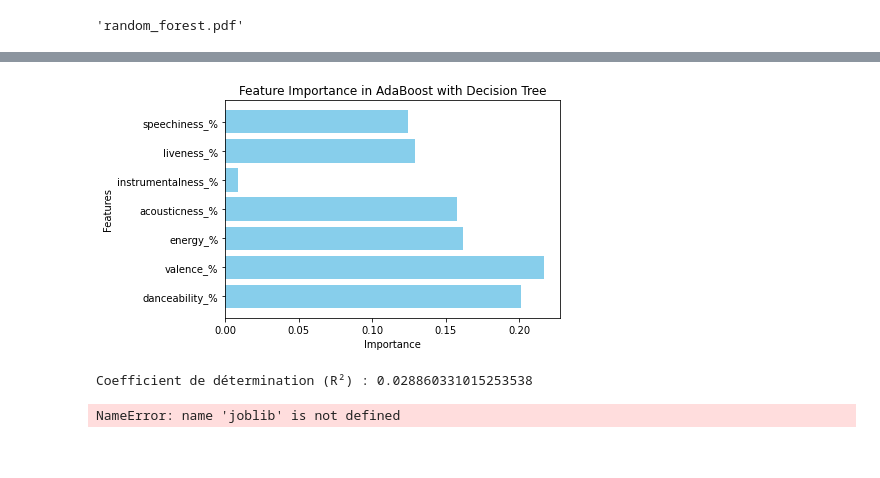
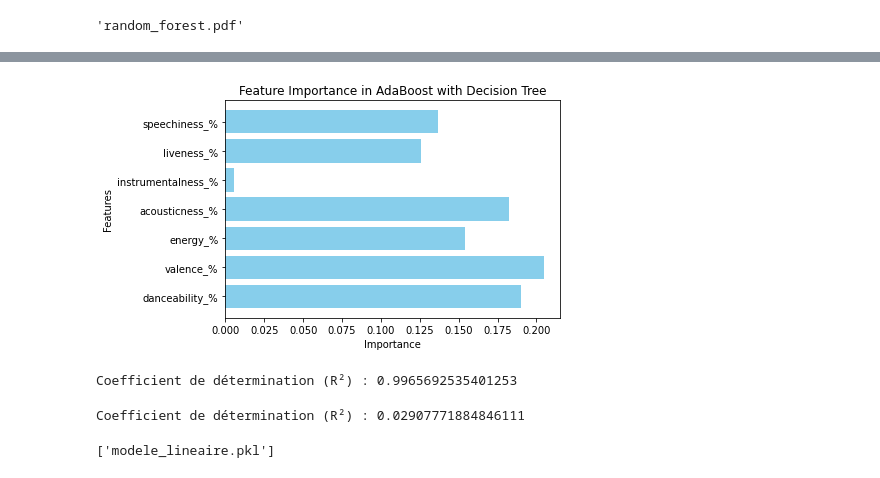
Before and after one commit to dolobe/Ydays_Project, a Jupyter notebook: Analyse/ML.ipynb, the cells around one changed output, grey strips where cells are left out. Saved outputs shown, nothing was run; the diff lists cells and outputs as text; code cells hidden in the pictures.

```diff
--- a/Analyse/ML.ipynb
+++ b/Analyse/ML.ipynb
@@ -183,23 +167,33 @@ Coefficient de détermination (R²) : 0.846482470783557
 # %%
 from sklearn.ensemble import AdaBoostRegressor
 from sklearn.tree import DecisionTreeRegressor
 import matplotlib.pyplot as plt
+import joblib
 
 adaboost_model = AdaBoostRegressor(base_estimator=DecisionTreeRegressor())
 adaboost_model.fit(X, y)
 feature_importances = adaboost_model.feature_importances_
 plt.barh(X.columns, feature_importances, color='skyblue')
 plt.xlabel('Importance')
 plt.ylabel('Features')
 plt.title('Feature Importance in AdaBoost with Decision Tree')
 plt.show()
+y_pred = adaboost_model.predict(X)
+r2 = r2_score(y, y_pred)
+print("Coefficient de détermination (R²) :", r2)
+joblib.dump(adaboost_model, 'modele_adaboost.pkl')
 # %% [output]
-[figure, old version]
+[figure, new version]
+Coefficient de détermination (R²) : 0.9965692535401253
 # %%
 from sklearn.linear_model import LinearRegression
 from sklearn.metrics import r2_score
 import joblib
 
+
+X = df[['danceability_%', 'valence_%', 'energy_%',
+        'acousticness_%', 'instrumentalness_%', 'liveness_%', 'speechiness_%']]
+y = df['streams']
 linear_model = LinearRegression()
 linear_model.fit(X, y)
 y_pred = linear_model.predict(X)
@@ -207,5 +201,5 @@ r2 = r2_score(y, y_pred)
 print("Coefficient de détermination (R²) :", r2)
 joblib.dump(linear_model, 'modele_lineaire.pkl')
 # %% [output]
-Coefficient de détermination (R²) : 0.028860331015253538
+Coefficient de détermination (R²) : 0.02907771884846111
-NameError: name 'joblib' is not defined
+['modele_lineaire.pkl']
```
Also changed, not shown: parts of 4 cells of this notebook, 7 other files.
